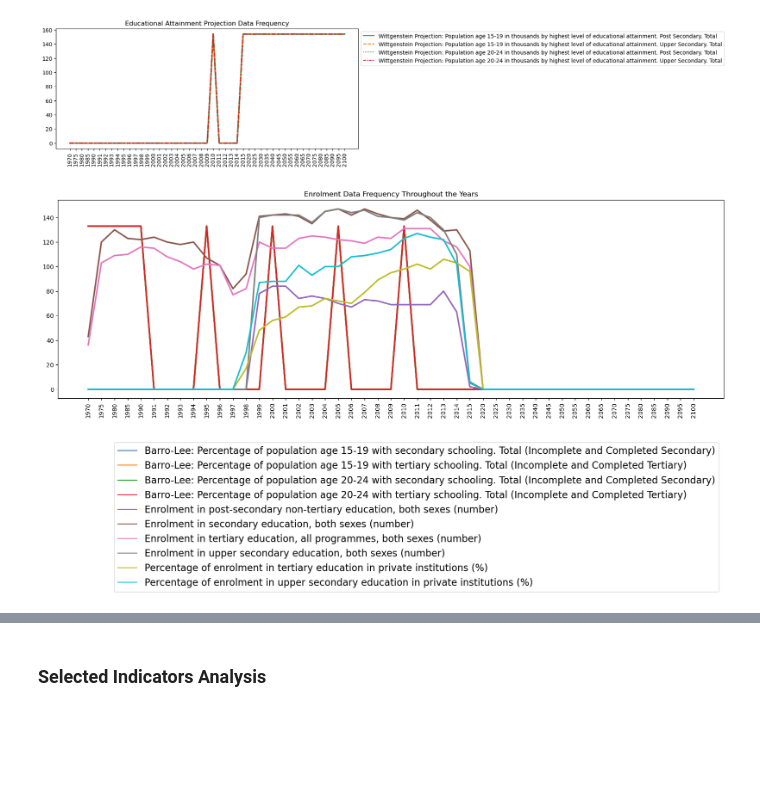
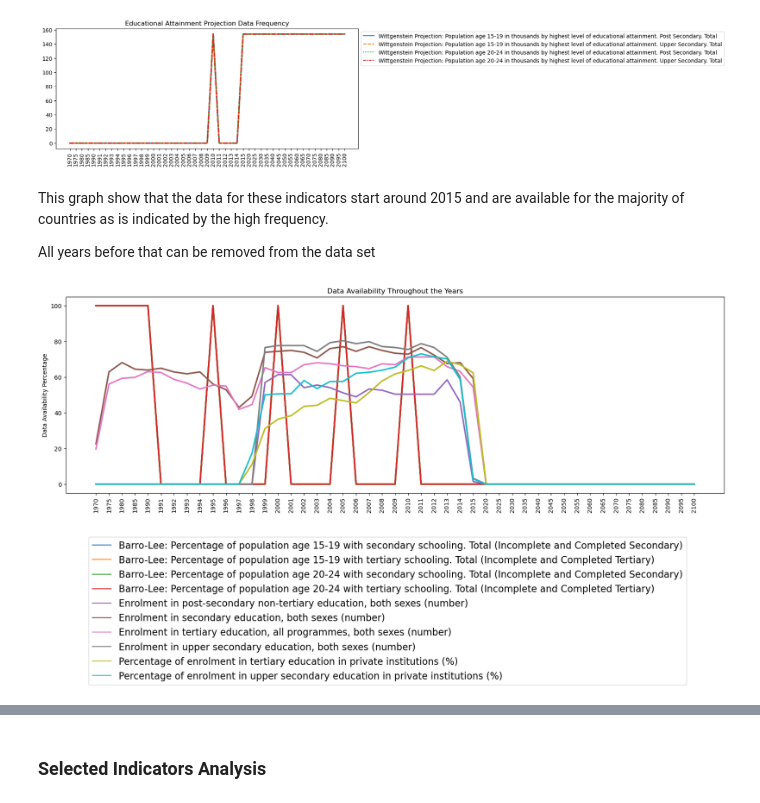
Before and after one commit to Dzov/DSP2, a Jupyter notebook: P2-notebook.ipynb, the cells around one changed output, grey strips where cells are left out. Drawn from its saved outputs; the diff is of its cells as text; code cells hidden in the pictures; blank space fills up the shorter version.

```diff
--- a/P2-notebook.ipynb
+++ b/P2-notebook.ipynb
@@ -468,3 +477,7 @@ plt.title("Educational Attainment Projection Data Frequency")
 plt.show()
 # %% [output]
 [figure]
+# %% [markdown]
+This graph show that the data for these indicators start around 2015 and are available for the majority of countries as is indicated by the high frequency.
+
+All years before that can be removed from the data set
@@ -471,27 +491,36 @@ plt.show()
 # %%
 education_enrolment_indicators = [
     "Percentage of enrolment in upper secondary education in private institutions (%)",
     "Percentage of enrolment in tertiary education in private institutions (%)",
     "Enrolment in secondary education, both sexes (number)",
     "Enrolment in upper secondary education, both sexes (number)",
     "Enrolment in post-secondary non-tertiary education, both sexes (number)",
     "Enrolment in tertiary education, all programmes, both sexes (number)",
     "Barro-Lee: Percentage of population age 20-24 with secondary schooling. Total (Incomplete and Completed Secondary)",
     "Barro-Lee: Percentage of population age 20-24 with tertiary schooling. Total (Incomplete and Completed Tertiary)",
     "Barro-Lee: Percentage of population age 15-19 with secondary schooling. Total (Incomplete and Completed Secondary)",
     "Barro-Lee: Percentage of population age 15-19 with tertiary schooling. Total (Incomplete and Completed Tertiary)",
 ]
 education_enrolment = find_indicators(data, education_enrolment_indicators)
 
-plt.figure(figsize=[20, 6])
-transposed_df = (
-    education_enrolment.groupby(["Indicator Name"])[filtered_years].count()
-).transpose()
-ax = sns.lineplot(transposed_df, dashes=False, linewidth=2.5)
-legend = ax.legend(bbox_to_anchor=(1, -1), loc="lower right", fontsize=16)
-plt.xticks(rotation=90)
-plt.title("Enrolment Data Frequency Throughout the Years")
-plt.show()
+
+def plot_yearly_data_availability(df):
+    plt.figure(figsize=[20, 6])
+    transposed_df = (
+        df.iloc[:, 1:]
+        .groupby(df["Indicator Name"])[filtered_years]
+        .apply(lambda x: x.notna().mean() * 100)
+        .transpose()
+    )
+    ax = sns.lineplot(transposed_df, dashes=False, linewidth=2.5)
+    ax.legend(bbox_to_anchor=(0.95, -0.2), fontsize=16)
+    plt.xticks(rotation=90)
+    plt.title("Data Availability Throughout the Years")
+    plt.ylabel("Data Availability Percentage")
+    plt.show()
+
+
+plot_yearly_data_availability(education_enrolment)
 # %% [output]
-[figure, old version]
+[figure, new version]
 # %% [markdown]
```
Also changed, not shown: parts of 67 cells of this notebook.
